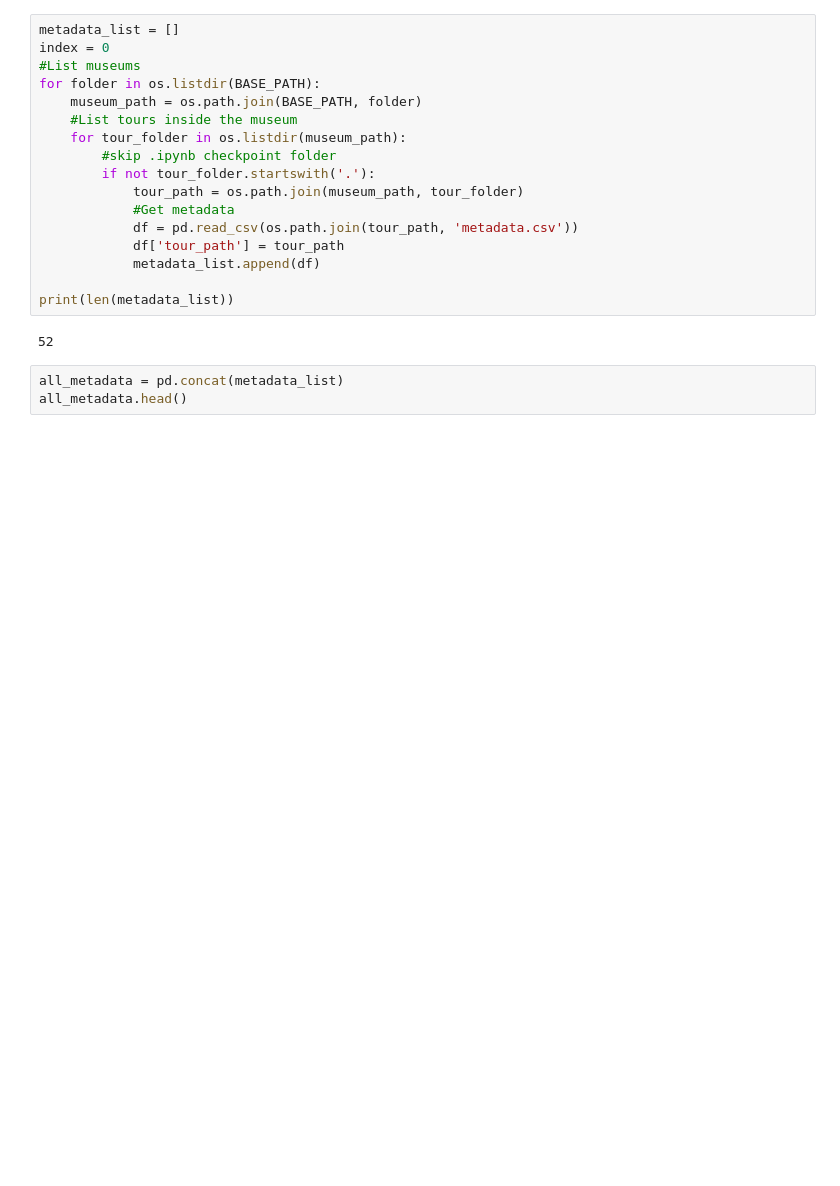
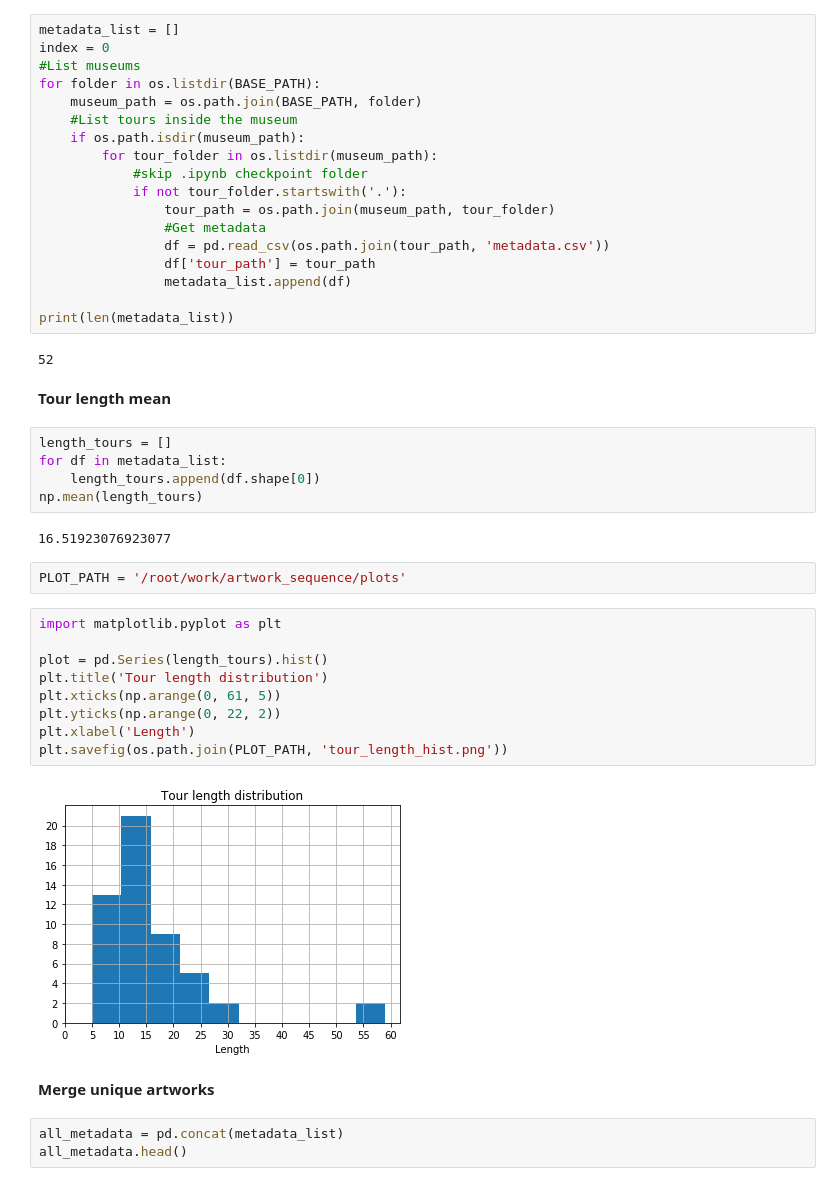
Before and after one commit to ignaciogatti/artwork-sequence-prediction, a Jupyter notebook: Prepare_artwork_sequence_dataset.ipynb, the cells around one changed output. Drawn from its saved outputs; the diff is of its cells as text; blank space fills up the shorter version.

```diff
--- a/Prepare_artwork_sequence_dataset.ipynb
+++ b/Prepare_artwork_sequence_dataset.ipynb
@@ -85,18 +85,43 @@ index = 0
 for folder in os.listdir(BASE_PATH):
     museum_path = os.path.join(BASE_PATH, folder)
     #List tours inside the museum
-    for tour_folder in os.listdir(museum_path):
-        #skip .ipynb checkpoint folder
-        if not tour_folder.startswith('.'):
-            tour_path = os.path.join(museum_path, tour_folder)
-            #Get metadata
-            df = pd.read_csv(os.path.join(tour_path, 'metadata.csv'))
-            df['tour_path'] = tour_path
-            metadata_list.append(df)
+    if os.path.isdir(museum_path):
+        for tour_folder in os.listdir(museum_path):
+            #skip .ipynb checkpoint folder
+            if not tour_folder.startswith('.'):
+                tour_path = os.path.join(museum_path, tour_folder)
+                #Get metadata
+                df = pd.read_csv(os.path.join(tour_path, 'metadata.csv'))
+                df['tour_path'] = tour_path
+                metadata_list.append(df)
 
 print(len(metadata_list))
 # %% [output]
 52
+# %% [markdown]
+**Tour length mean**
+# %%
+length_tours = []
+for df in metadata_list:
+    length_tours.append(df.shape[0])
+np.mean(length_tours)
+# %% [output]
+16.51923076923077
+# %%
+PLOT_PATH = '/root/work/artwork_sequence/plots'
+# %%
+import matplotlib.pyplot as plt
+
+plot = pd.Series(length_tours).hist()
+plt.title('Tour length distribution')
+plt.xticks(np.arange(0, 61, 5))
+plt.yticks(np.arange(0, 22, 2))
+plt.xlabel('Length')
+plt.savefig(os.path.join(PLOT_PATH, 'tour_length_hist.png'))
+# %% [output]
+[figure, added]
+# %% [markdown]
+**Merge unique artworks**
 # %%
 all_metadata = pd.concat(metadata_list)
 all_metadata.head()
```
Also changed, not shown: parts of 1 cell of this notebook, 3 other files.
